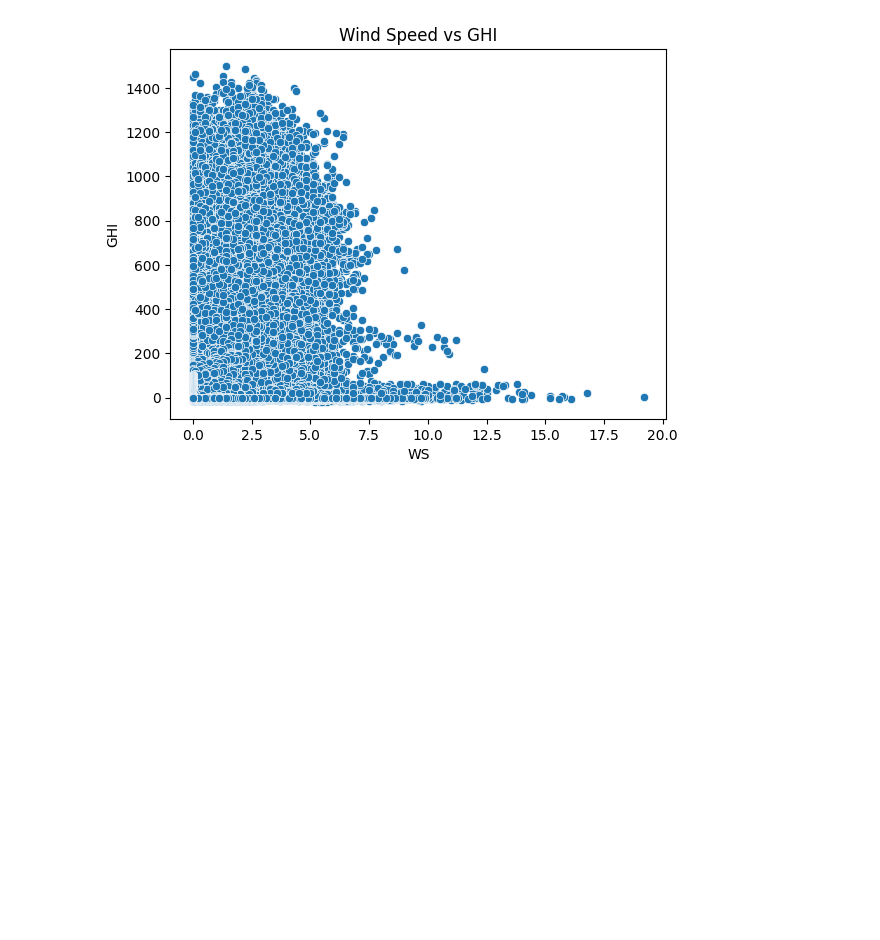
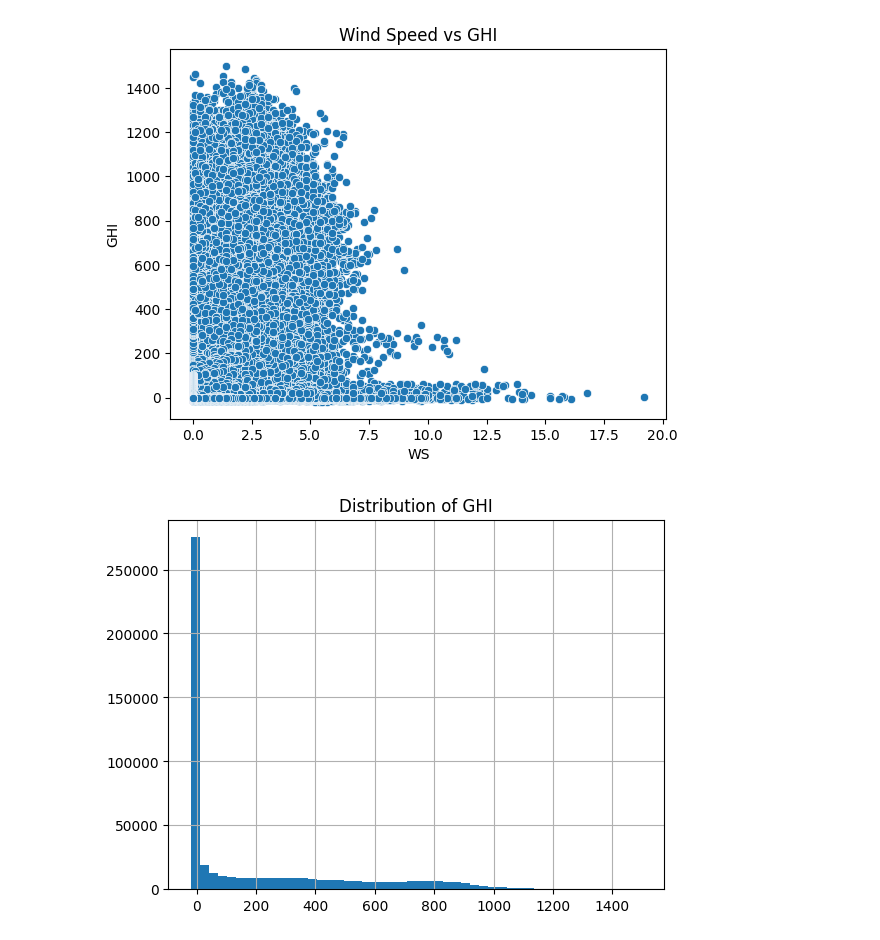
Before and after one commit to yeab-B/solar-challenge-week1, a Jupyter notebook: src/notebooks/sierra_leone_eda.ipynb, the cells around one changed output. Drawn from its saved outputs; the diff is of its cells as text; code cells hidden in the pictures; blank space fills up the shorter version.

```diff
--- a/src/notebooks/sierra_leone_eda.ipynb
+++ b/src/notebooks/sierra_leone_eda.ipynb
@@ -87,3 +87,9 @@ plt.title("Wind Speed vs GHI")
 plt.show()
 # %% [output]
 [figure]
+# %%
+df['GHI'].hist(bins=50)
+plt.title("Distribution of GHI")
+plt.show()
+# %% [output]
+[figure, added]
```
